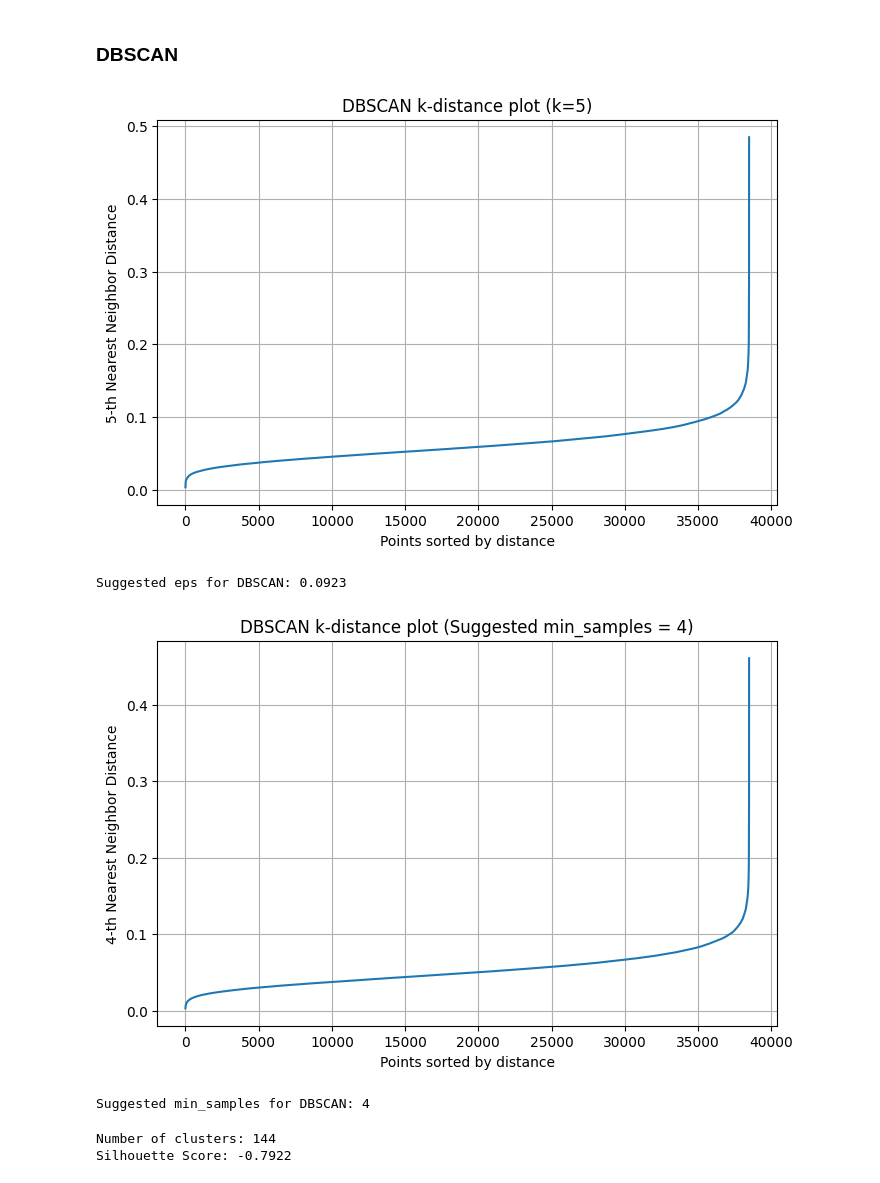
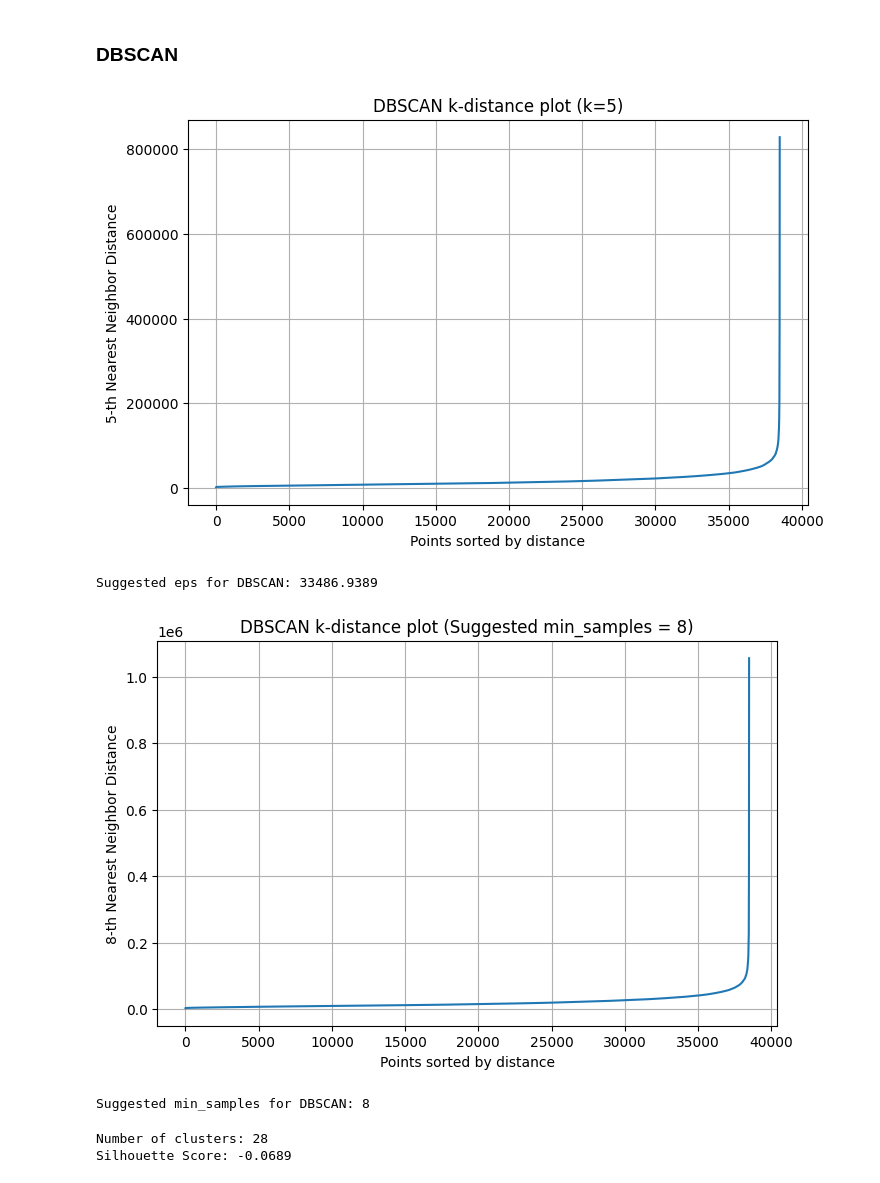
Before and after one commit to machiwao/CCADMACL_PROJECT_COM222, a Jupyter notebook: CCADMACL_Project_Implementation.ipynb, the cells around one changed output. Saved outputs shown, nothing was run; the diff lists cells and outputs as text; code cells hidden in the pictures.

```diff
--- a/CCADMACL_Project_Implementation.ipynb
+++ b/CCADMACL_Project_Implementation.ipynb
@@ -238,20 +234,20 @@ X_umap = umap_reducer.fit_transform(df_iqr_filtered)
 # %%
-# pca = PCA(n_components=num_components)
-# X_pca = pca.fit_transform(df_iqr_filtered)
+pca = PCA(n_components=num_components)
+X_pca = pca.fit_transform(df_iqr_filtered)
 
-# plt.figure(figsize=(10, 5))
-# plt.bar(range(1, num_components + 1), explained_variance[:num_components], alpha=0.7, color='blue')
-# plt.xlabel('Principal Component')
-# plt.ylabel('Explained Variance Ratio')
-# plt.title('Explained Variance of Each Component')
-# plt.show()
+plt.figure(figsize=(10, 5))
+plt.bar(range(1, num_components + 1), explained_variance[:num_components], alpha=0.7, color='blue')
+plt.xlabel('Principal Component')
+plt.ylabel('Explained Variance Ratio')
+plt.title('Explained Variance of Each Component')
+plt.show()
 
-# plt.figure(figsize=(8, 5))
-# plt.plot(range(1, len(cumulative_variance) + 1), cumulative_variance, marker='o', linestyle='--', color='b')
-# plt.axhline(y=0.95, color='r', linestyle='--', label="95% Variance Threshold")
-# plt.xlabel('Number of Principal Components')
-# plt.ylabel('Cumulative Explained Variance')
-# plt.title('Explained Variance vs Number of Components')
-# plt.grid(True)
-# plt.legend()
-# plt.show()
+plt.figure(figsize=(8, 5))
+plt.plot(range(1, len(cumulative_variance) + 1), cumulative_variance, marker='o', linestyle='--', color='b')
+plt.axhline(y=0.95, color='r', linestyle='--', label="95% Variance Threshold")
+plt.xlabel('Number of Principal Components')
+plt.ylabel('Cumulative Explained Variance')
+plt.title('Explained Variance vs Number of Components')
+plt.grid(True)
+plt.legend()
+plt.show()
@@ -272,12 +271,12 @@ best_silhouette = -1
 
 for k in k_values:
     kmeans = KMeans(n_clusters=k, init='k-means++', max_iter=300, n_init=10, random_state=42)
-    labels = kmeans.fit_predict(X_umap)
+    labels = kmeans.fit_predict(X_pca)
 
     wcss.append(kmeans.inertia_)
     sse[k] = kmeans.inertia_
 
-    score = silhouette_score(X_umap, labels, metric='euclidean')
+    score = silhouette_score(X_pca, labels, metric='euclidean')
     silhouette_scores.append(score)
 
     print(f"For K = {k}, WCSS = {sse[k]:.2f}, Silhouette Score = {score:.4f}")
@@ -491,28 +490,28 @@ def find_best_dbscan_params(X, radius_range, min_samples_range):
 # %%
 from sklearn.neighbors import NearestNeighbors
 
 def find_optimal_eps(data, k=5):
     neigh = NearestNeighbors(n_neighbors=k)
     neigh.fit(data)
     distances, _ = neigh.kneighbors(data)
 
     k_distances = np.sort(distances[:, k-1])
 
     plt.figure(figsize=(8, 5))
     plt.plot(k_distances)
     plt.xlabel("Points sorted by distance")
     plt.ylabel(f"{k}-th Nearest Neighbor Distance")
     plt.title(f"DBSCAN k-distance plot (k={k})")
     plt.grid(True)
     plt.show()
 
     return k_distances[int(len(k_distances) * 0.9)]
 
-optimal_eps = find_optimal_eps(X_umap, k=5)
+optimal_eps = find_optimal_eps(X_pca, k=5)
 print(f"Suggested eps for DBSCAN: {optimal_eps:.4f}")
 # %% [output]
-[figure, old version]
+[figure, new version]
-Suggested eps for DBSCAN: 0.0923
+Suggested eps for DBSCAN: 33486.9389
 # %%
 import numpy as np
 import matplotlib.pyplot as plt
@@ -539,11 +538,11 @@ def find_best_min_samples(data):
 
     return suggested_min_samples
 
-optimal_min_samples = find_best_min_samples(X_umap)
+optimal_min_samples = find_best_min_samples(X_pca)
 print(f"Suggested min_samples for DBSCAN: {optimal_min_samples}")
 # %% [output]
-[figure, old version]
+[figure, new version]
-Suggested min_samples for DBSCAN: 4
+Suggested min_samples for DBSCAN: 8
 # %%
 # radius_range = np.linspace(0.2, 0.3, 10)
 # min_samples_range = range(2, 17)
@@ -552,11 +551,11 @@ Suggested min_samples for DBSCAN: 4
 # print(best_params)
 # %%
 db = DBSCAN(eps = optimal_eps, min_samples = optimal_min_samples)
-model = db.fit(X_umap)
+model = db.fit(X_pca)
 labels = db.labels_
 
 print("Number of clusters:", len(set(labels)) - (1 if -1 in labels else 0))
-print(f"Silhouette Score: {silhouette_score(X_umap, labels):.4f}")
+print(f"Silhouette Score: {silhouette_score(X_pca, labels):.4f}")
 # %% [output]
-Number of clusters: 144
-Silhouette Score: -0.7922
+Number of clusters: 28
+Silhouette Score: -0.0689
```
Also changed, not shown: parts of 14 cells of this notebook.
